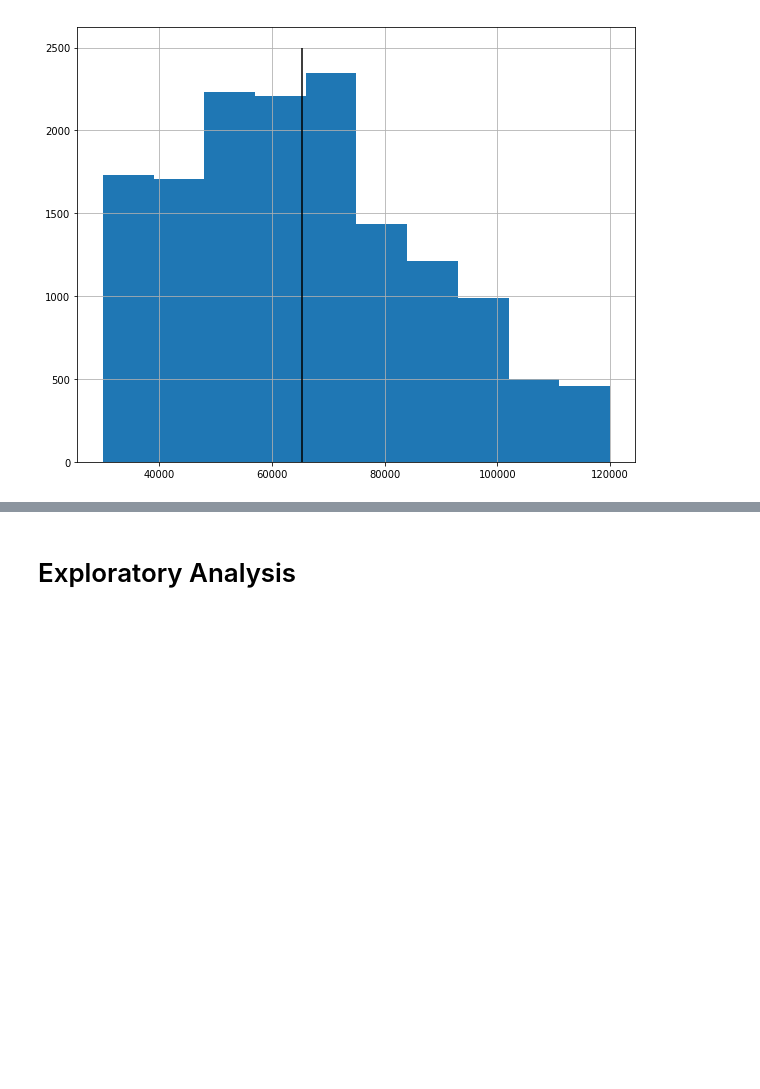
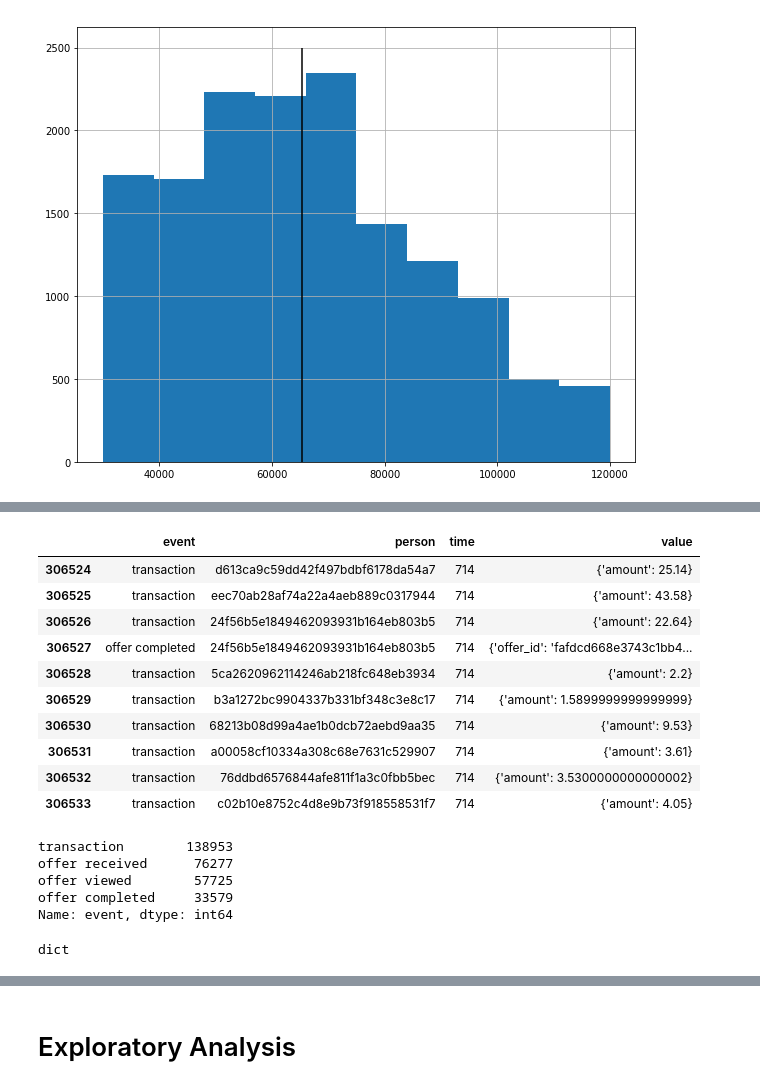
Before and after one commit to ShuangyuandData/Starbuckscustomerbehavior, a Jupyter notebook: Starbucks_Capstone_notebook.ipynb, the cells around one changed output, grey strips where cells are left out. Drawn from its saved outputs; the diff is of its cells as text; code cells hidden in the pictures; blank space fills up the shorter version.

```diff
--- a/Starbucks_Capstone_notebook.ipynb
+++ b/Starbucks_Capstone_notebook.ipynb
@@ -208,0 +221,27 @@ profile.head()
+# %%
+# check the examples in transcript.value
+transcript.tail(10)
+# %% [output]
+|  | event | person | time | value |
+| 306524 | transaction | d613ca9c59dd42f497bdbf6178da54a7 | 714 | {'amount': 25.14} |
+| 306525 | transaction | eec70ab28af74a22a4aeb889c0317944 | 714 | {'amount': 43.58} |
+| 306526 | transaction | 24f56b5e1849462093931b164eb803b5 | 714 | {'amount': 22.64} |
+| 306527 | offer completed | 24f56b5e1849462093931b164eb803b5 | 714 | {'offer_id': 'fafdcd668e3743c1bb4... |
+| 306528 | transaction | 5ca2620962114246ab218fc648eb3934 | 714 | {'amount': 2.2} |
+| 306529 | transaction | b3a1272bc9904337b331bf348c3e8c17 | 714 | {'amount': 1.5899999999999999} |
+| 306530 | transaction | 68213b08d99a4ae1b0dcb72aebd9aa35 | 714 | {'amount': 9.53} |
+| 306531 | transaction | a00058cf10334a308c68e7631c529907 | 714 | {'amount': 3.61} |
+| 306532 | transaction | 76ddbd6576844afe811f1a3c0fbb5bec | 714 | {'amount': 3.5300000000000002} |
+| 306533 | transaction | c02b10e8752c4d8e9b73f918558531f7 | 714 | {'amount': 4.05} |
+# %%
+transcript.event.value_counts()
+# %% [output]
+transaction        138953
+offer received      76277
+offer viewed        57725
+offer completed     33579
+Name: event, dtype: int64
+# %%
+type(transcript.value[1])
+# %% [output]
+dict
```
Also changed, not shown: parts of 23 cells of this notebook.
